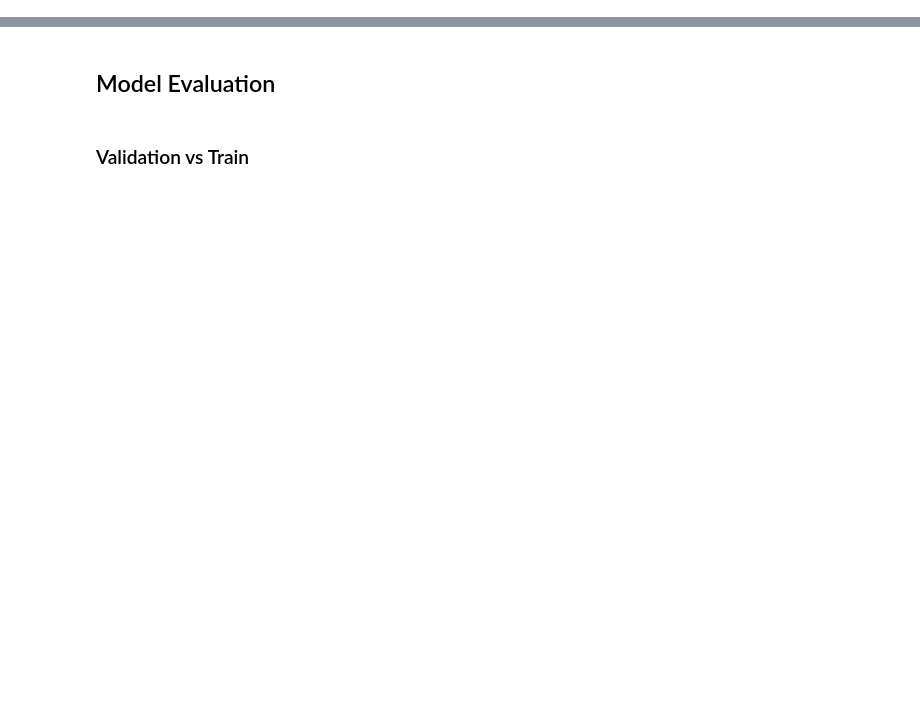
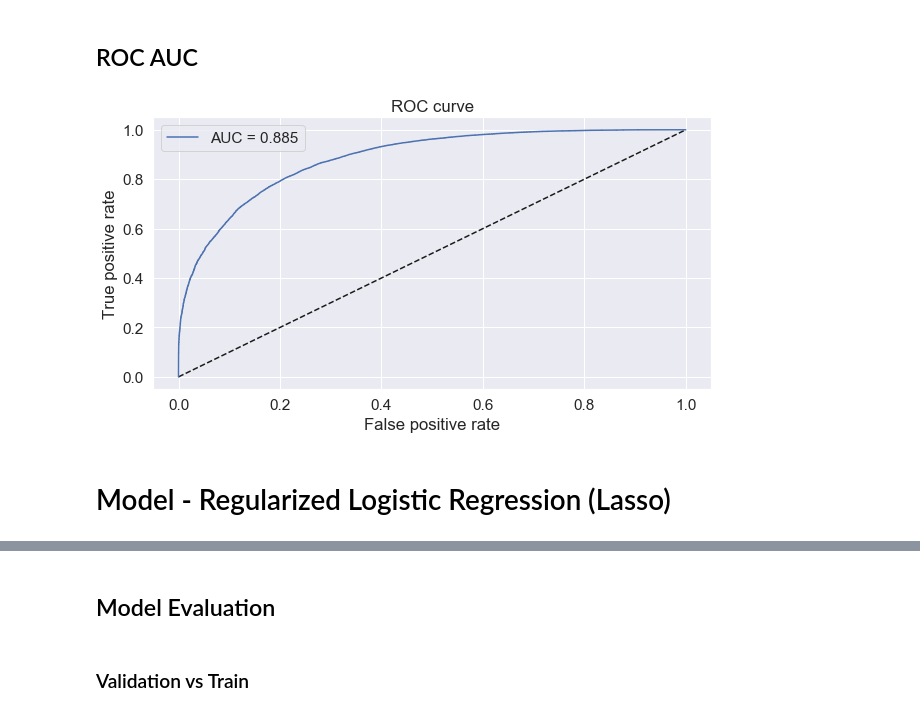
Before and after one commit to esmondhkchu/bayarea_business, a Jupyter notebook: data_analysis/NLP_model.ipynb, the cells around one changed output, grey strips where cells are left out. Cells and saved outputs as stored; diff of their text form; code cells hidden in the pictures; blank space fills up the shorter version.

```diff
--- a/data_analysis/NLP_model.ipynb
+++ b/data_analysis/NLP_model.ipynb
@@ -55,0 +146,19 @@ texts_labels = texts_labels.sample(frac=1).reset_index(drop=True)
+# %% [markdown]
+## ROC AUC
+# %%
+fpr_nb, tpr_nb, thresholds_nb = roc_curve(nb_actu, nb_prob[:,1])
+# %%
+auc_nb = auc(fpr_nb, tpr_nb)
+# %%
+plt.figure(figsize=(10,5))
+plt.plot([0, 1], [0, 1], 'k--')
+plt.plot(fpr_nb, tpr_nb, label='AUC = {:.3f}'.format(auc_nb))
+plt.xlabel('False positive rate')
+plt.ylabel('True positive rate')
+plt.title('ROC curve')
+plt.legend(loc='best')
+plt.show()
+# %% [output]
+[figure, added]
+# %% [markdown]
+# Model - Regularized Logistic Regression (Lasso)
```
Also changed, not shown: parts of 66 cells of this notebook.
